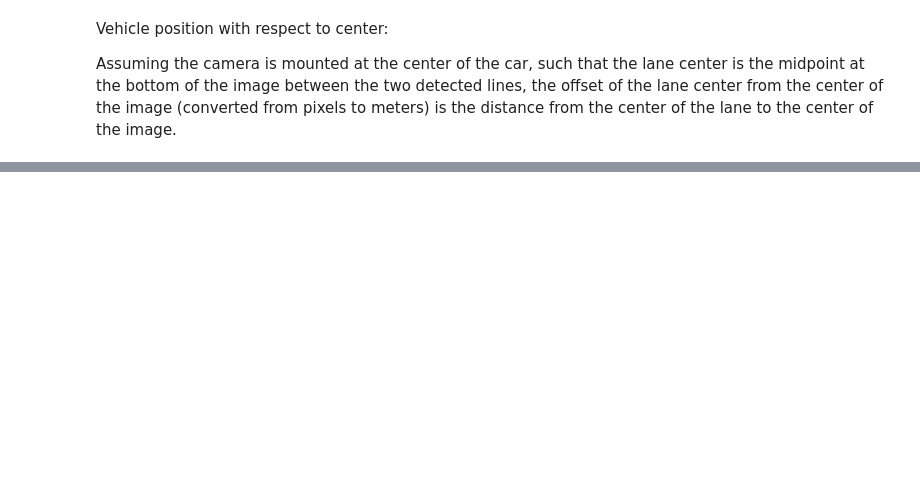
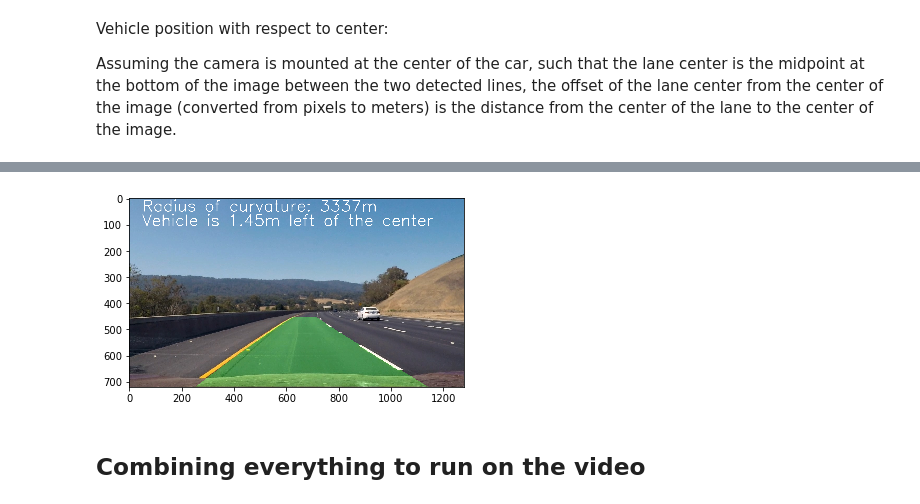
Before and after one commit to zshn25/CarND-Advanced-Lane-Lines, a Jupyter notebook: advanced_lane_lines.ipynb, the cells around one changed output, grey strips where cells are left out. Saved outputs shown, nothing was run; the diff lists cells and outputs as text; code cells hidden in the pictures; blank space fills up the shorter version.

```diff
--- a/advanced_lane_lines.ipynb
+++ b/advanced_lane_lines.ipynb
@@ -451,7 +483,7 @@ Assuming that the lane is about 30 meters long and 3.7 meters wide, the scaling
 # %%
 y_eval = h # Evaluate curvature at the bottom of the image
 ym_per_pix = 30/720 # meters per pixel in y dimension
-xm_per_pix = 3.7/700 # meters per pixel in x dimension
+xm_per_pix = 3.7/(w-400) # meters per pixel in x dimension # 200 margin on left and right of the lane
 
 left_curverad = ((1 + (2*left_fit[0]*y_eval*ym_per_pix + left_fit[1])**2)**1.5) / np.absolute(2*left_fit[0])
 right_curverad = ((1 + (2*right_fit[0]*y_eval*ym_per_pix + right_fit[1])**2)**1.5) / np.absolute(2*right_fit[0])
@@ -464,0 +494,5 @@ offset = (w/2 - camera_center)*xm_per_pix
+# %%
+# The offset of the lane center from the center of the image (converted from pixels to meters) is the distance from the center of the lane
+lane_center = (left_fitx[-1] + right_fitx[-1])/2 # the lane center is the midpoint at the bottom of the image between the two lines
+offset = (w/2 - lane_center)*xm_per_pix
+leftorright = "left" if offset < 0 else "right"
@@ -464,0 +501,8 @@ offset = (w/2 - camera_center)*xm_per_pix
+# %%
+# Create an image to draw the lines on
+color_warp = np.zeros_like(warped).astype(np.uint8)
+
+# Recast the x and y points into usable format for cv2.fillPoly()
+pts_left = np.array([np.transpose(np.vstack([left_fitx, ploty]))])
+pts_right = np.array([np.flipud(np.transpose(np.vstack([right_fitx, ploty])))])
+pts = np.hstack((pts_left, pts_right))
@@ -464,0 +511,20 @@ offset = (w/2 - camera_center)*xm_per_pix
+# %%
+# Draw the lane onto the warped blank image
+cv2.fillPoly(color_warp, np.int_([pts]), (0,255, 0))
+
+Minv = np.linalg.pinv(M)
+
+# Warp the blank back to original image space using inverse perspective matrix (Minv)
+newwarp = cv2.warpPerspective(color_warp, Minv, (w,h))
+# Combine the result with the original image
+result = cv2.addWeighted(img_original, 1, newwarp, 0.3, 0)
+
+cv2.putText(result, "Radius of curvature: {:.0f}m ".format((left_curverad+right_curverad)/2), (50,50), cv2.FONT_HERSHEY_SIMPLEX, 2, (255, 255, 255),2 ,cv2.LINE_AA)
+cv2.putText(result, "Vehicle is {:.2f}m {} of the center".format(np.abs(offset), leftorright), (50,105), cv2.FONT_HERSHEY_SIMPLEX, 2, (255, 255, 255),2 ,cv2.LINE_AA)
+
+plt.imshow(result)
+plt.imsave("output_images/result_test3.jpg", result)
+# %% [output]
+[figure, added]
+# %% [markdown]
+## Combining everything to run on the video
```
Also changed, not shown: parts of 24 cells of this notebook, 2 other files.
